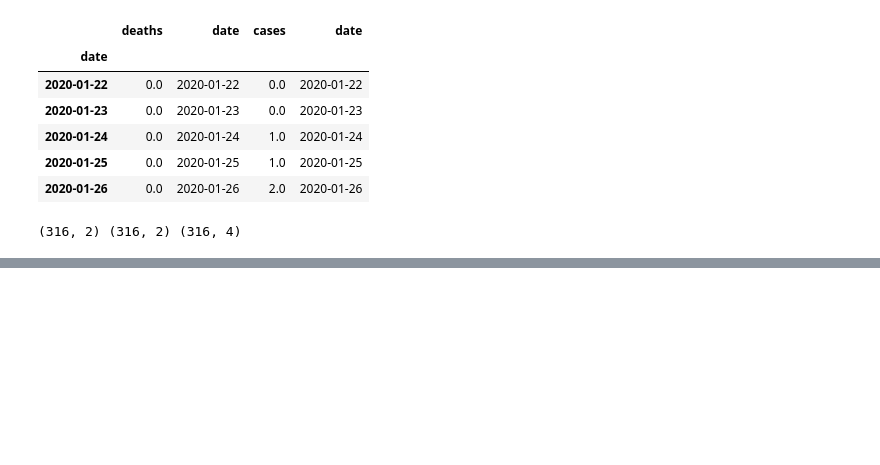
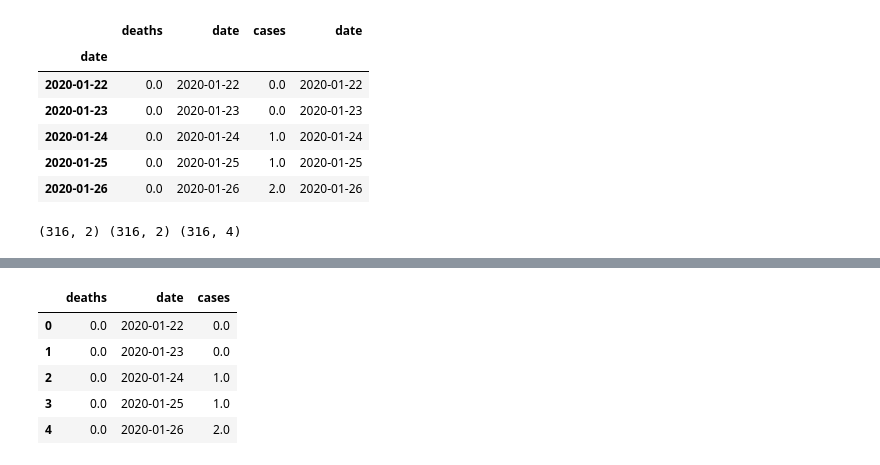
Before and after one commit to abhatt95/COVID-19-mobility-impact, a Jupyter notebook: Cleanup aggregation and EDA.ipynb, the cells around one changed output, grey strips where cells are left out. Saved outputs shown, nothing was run; the diff lists cells and outputs as text; code cells hidden in the pictures; blank space fills up the shorter version.

```diff
--- a/Cleanup aggregation and EDA.ipynb
+++ b/Cleanup aggregation and EDA.ipynb
@@ -449,0 +473,11 @@ arrays to stack must be passed as a "sequence" type such as list or tuple. Suppo
+# %%
+nyt_processed_data.reset_index(drop=True, inplace=True)
+nyt_processed_data = nyt_processed_data.loc[:,~nyt_processed_data.columns.duplicated()]
+nyt_processed_data.head()
+# %% [output]
+|  | deaths | date | cases |
+| 0 | 0.0 | 2020-01-22 | 0.0 |
+| 1 | 0.0 | 2020-01-23 | 0.0 |
+| 2 | 0.0 | 2020-01-24 | 1.0 |
+| 3 | 0.0 | 2020-01-25 | 1.0 |
+| 4 | 0.0 | 2020-01-26 | 2.0 |
```
Also changed, not shown: parts of 30 cells of this notebook.
